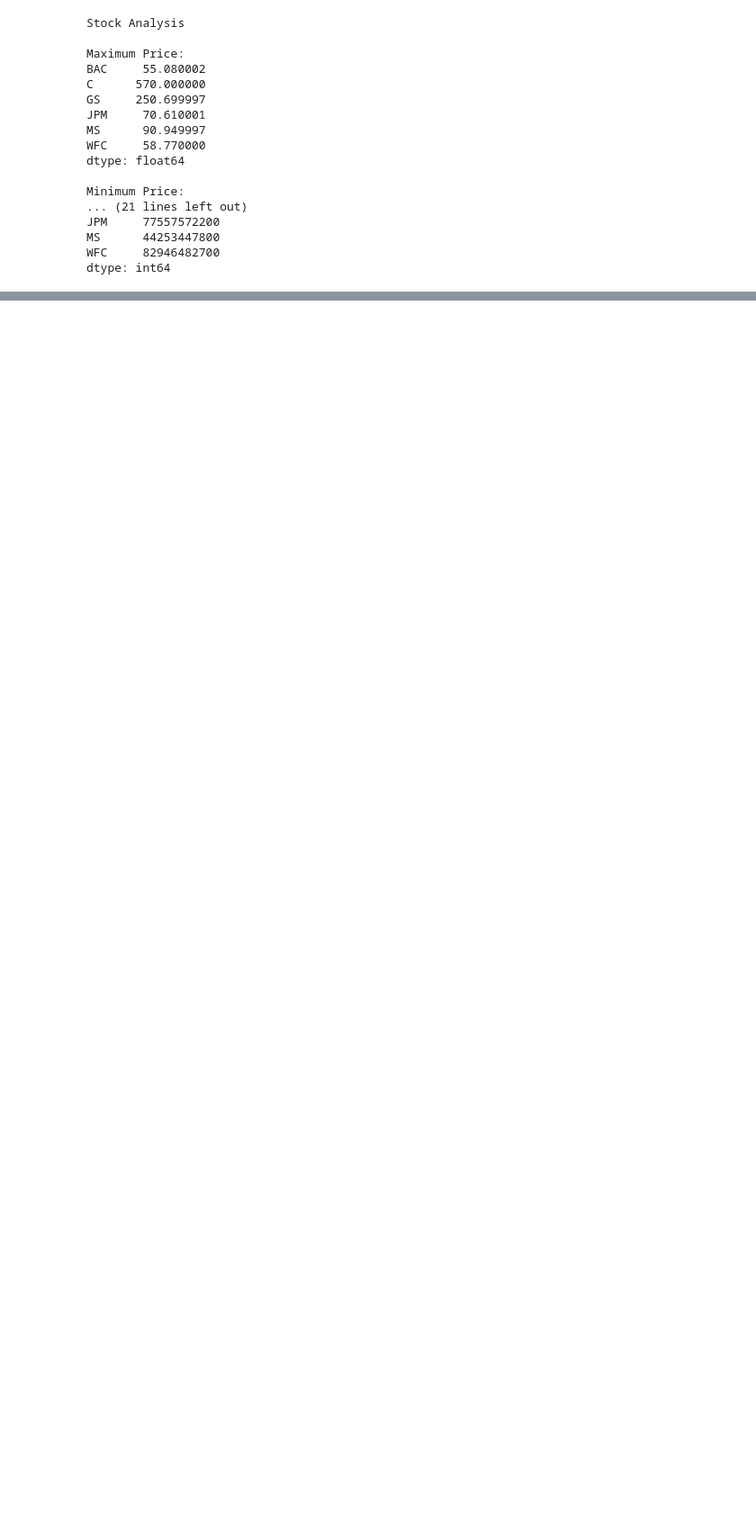
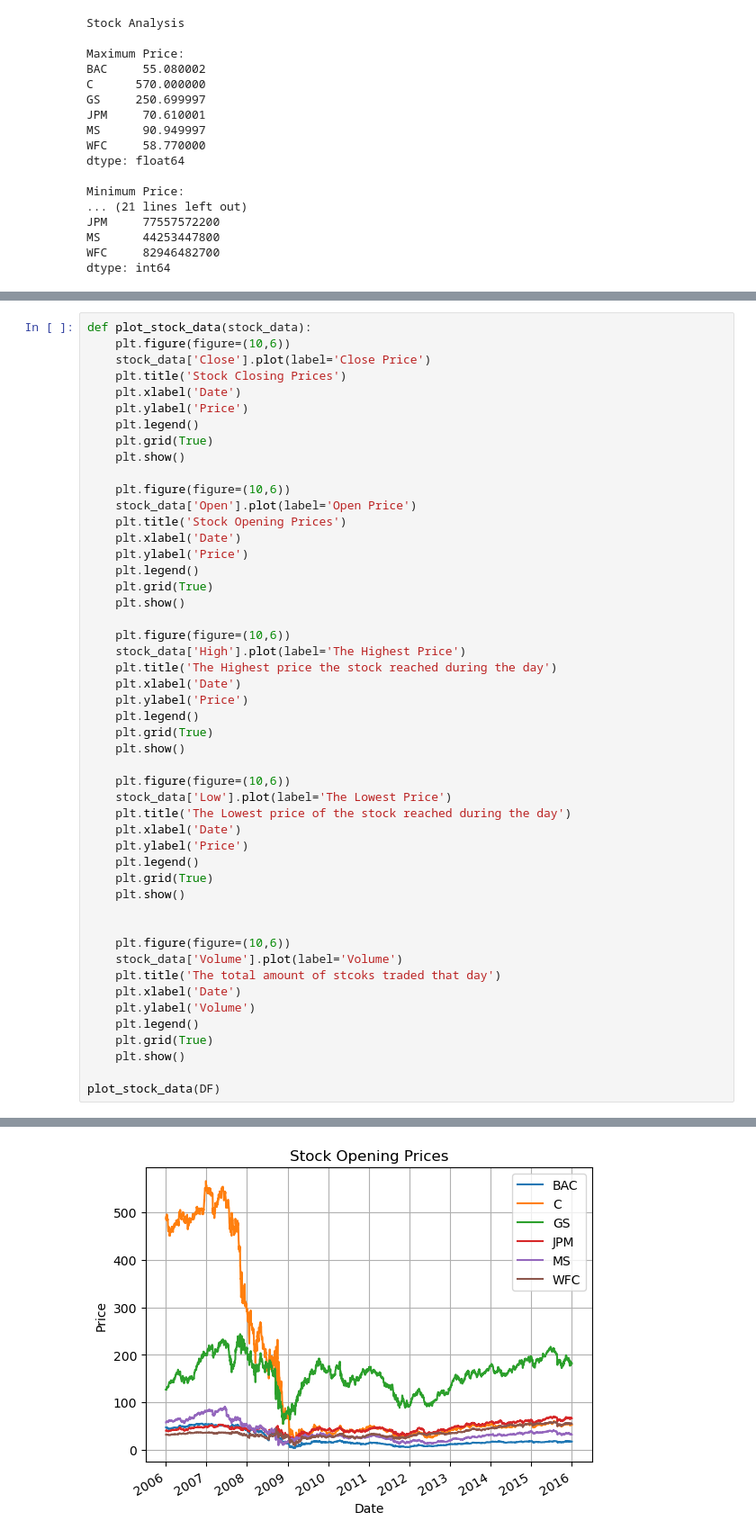
Before and after one commit to ziqiqiiii/EDA_banks_stock_prices, a Jupyter notebook: Finance_data_analysis_solution.ipynb, the cells around one changed output, grey strips where cells are left out. Shown at 90% size. Saved outputs shown, nothing was run; the diff lists cells and outputs as text; blank space fills up the shorter version.

Commit message:
plot graphs

```diff
--- a/Finance_data_analysis_solution.ipynb
+++ b/Finance_data_analysis_solution.ipynb
@@ -97,0 +83,50 @@ plot_stock_data(DF)
+# %%
+def plot_stock_data(stock_data):
+    plt.figure(figure=(10,6))
+    stock_data['Close'].plot(label='Close Price')
+    plt.title('Stock Closing Prices')
+    plt.xlabel('Date')
+    plt.ylabel('Price')
+    plt.legend()
+    plt.grid(True)
+    plt.show()
+
+    plt.figure(figure=(10,6))
+    stock_data['Open'].plot(label='Open Price')
+    plt.title('Stock Opening Prices')
+    plt.xlabel('Date')
+    plt.ylabel('Price')
+    plt.legend()
+    plt.grid(True)
+    plt.show()
+
+    plt.figure(figure=(10,6))
+    stock_data['High'].plot(label='The Highest Price')
+    plt.title('The Highest price the stock reached during the day')
+    plt.xlabel('Date')
+    plt.ylabel('Price')
+    plt.legend()
+    plt.grid(True)
+    plt.show()
+
+    plt.figure(figure=(10,6))
+    stock_data['Low'].plot(label='The Lowest Price')
+    plt.title('The Lowest price of the stock reached during the day')
+    plt.xlabel('Date')
+    plt.ylabel('Price')
+    plt.legend()
+    plt.grid(True)
+    plt.show()
+
+
+    plt.figure(figure=(10,6))
+    stock_data['Volume'].plot(label='Volume')
+    plt.title('The total amount of stcoks traded that day')
+    plt.xlabel('Date')
+    plt.ylabel('Volume')
+    plt.legend()
+    plt.grid(True)
+    plt.show()
+
+plot_stock_data(DF)
+# %% [output]
@@ -97,0 +136 @@ plot_stock_data(DF)
+[figure, added]
```
Also changed, not shown: parts of 4 cells of this notebook.
